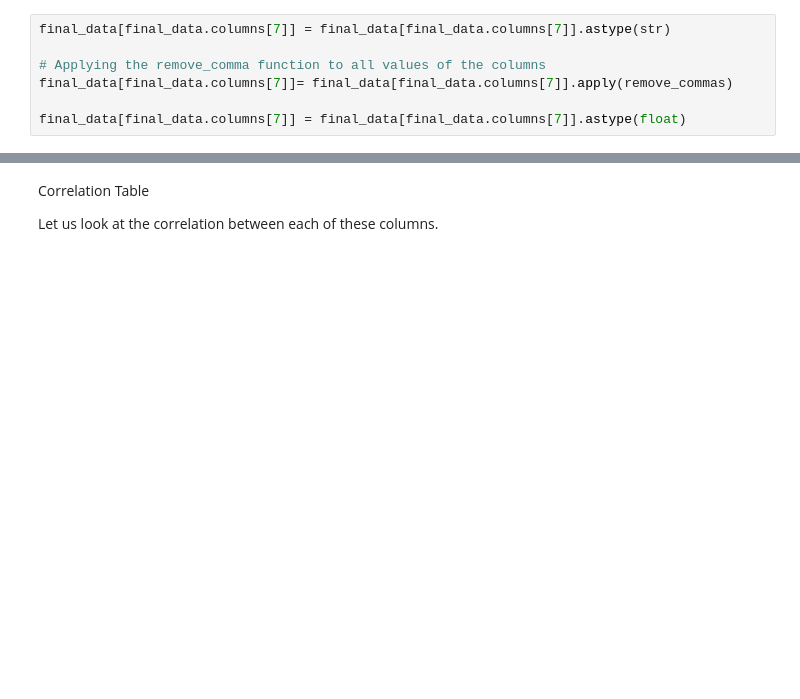
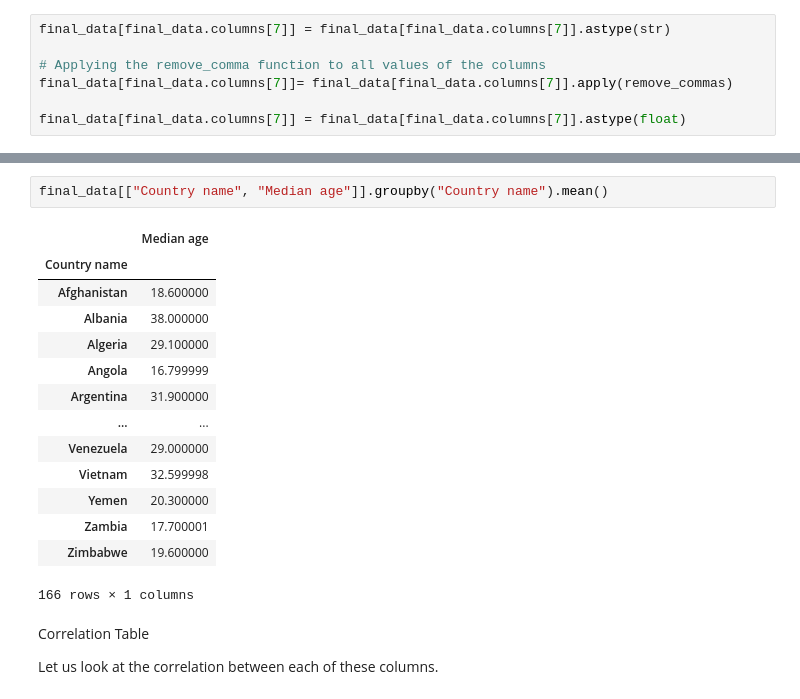
Before and after one commit to GEZISHA2022/hds5210-2022, a Jupyter notebook: Final.ipynb, the cells around one changed output, grey strips where cells are left out. Drawn from its saved outputs; the diff is of its cells as text; blank space fills up the shorter version.

```diff
--- a/Final.ipynb
+++ b/Final.ipynb
@@ -202,3 +214,20 @@ final_data.describe()
+# %%
+final_data[["Country name", "Median age"]].groupby("Country name").mean()
+# %% [output]
+|  | Median age |
+| Country name |  |
+| Afghanistan | 18.600000 |
+| Albania | 38.000000 |
+| Algeria | 29.100000 |
+| Angola | 16.799999 |
+| Argentina | 31.900000 |
+| ... | ... |
+| Venezuela | 29.000000 |
+| Vietnam | 32.599998 |
+| Yemen | 20.300000 |
+| Zambia | 17.700001 |
+| Zimbabwe | 19.600000 |
+166 rows × 1 columns
 # %% [markdown]
 
 Correlation Table
```
Also changed, not shown: parts of 8 cells of this notebook.
